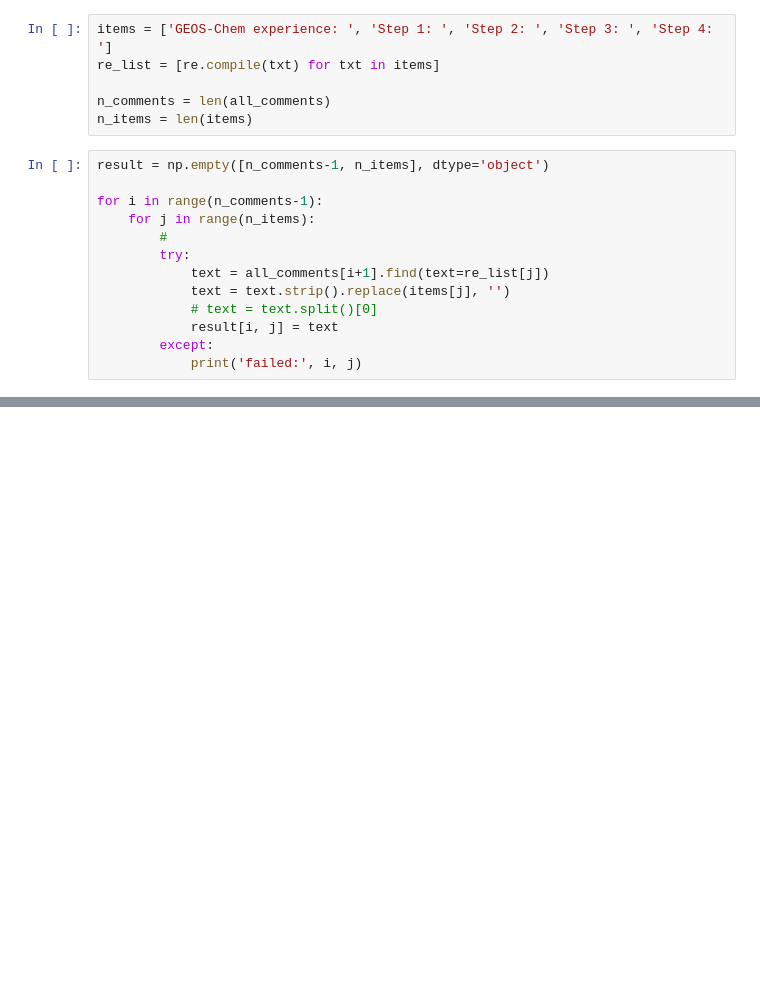
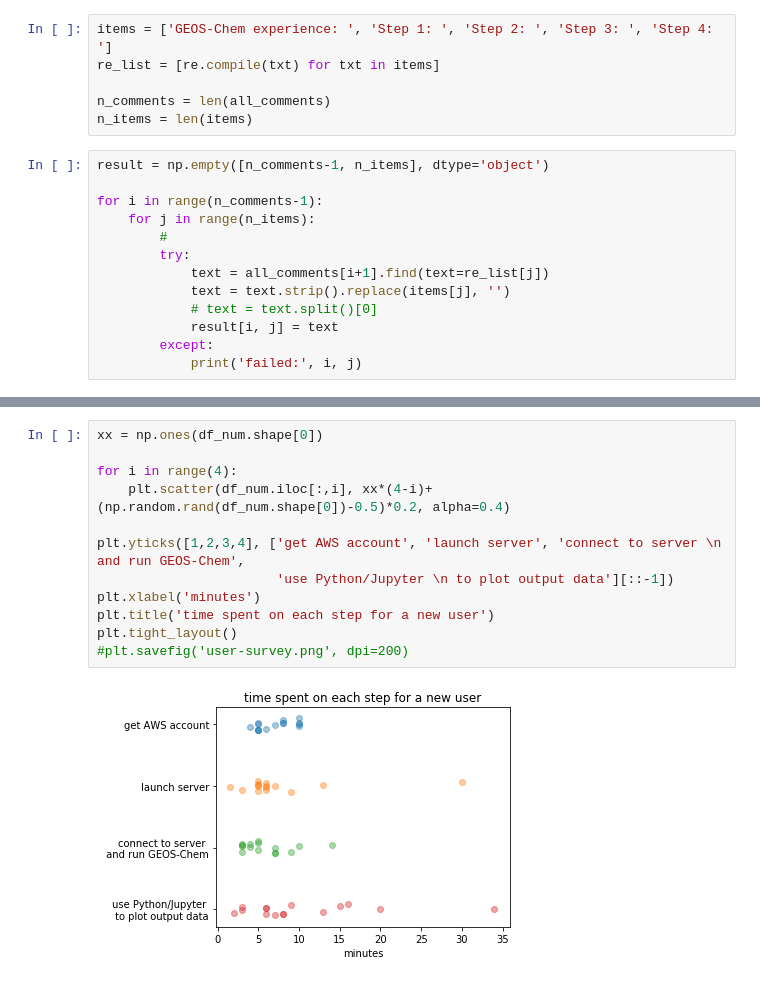
Before and after one commit to geoschem/geos-chem-cloud, a Jupyter notebook: scripts/minor_util/scrape_github_comments.ipynb, the cells around one changed output, grey strips where cells are left out. Drawn from its saved outputs; the diff is of its cells as text; blank space fills up the shorter version.

Commit message:
Use swarmplot for user survey data

```diff
--- a/scripts/minor_util/scrape_github_comments.ipynb
+++ b/scripts/minor_util/scrape_github_comments.ipynb
@@ -114,0 +139,14 @@ plt.xticks([1,2,3,4], items[1:])
+# %%
+xx = np.ones(df_num.shape[0])
+
+for i in range(4):
+    plt.scatter(df_num.iloc[:,i], xx*(4-i)+(np.random.rand(df_num.shape[0])-0.5)*0.2, alpha=0.4)
+
+plt.yticks([1,2,3,4], ['get AWS account', 'launch server', 'connect to server \n and run GEOS-Chem',
+                       'use Python/Jupyter \n to plot output data'][::-1])
+plt.xlabel('minutes')
+plt.title('time spent on each step for a new user')
+plt.tight_layout()
+#plt.savefig('user-survey.png', dpi=200)
+# %% [output]
+[figure, added]
```
Also changed, not shown: parts of 7 cells of this notebook.
